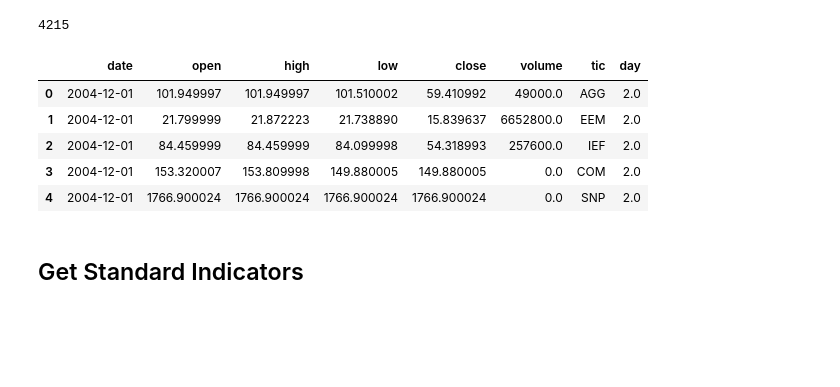
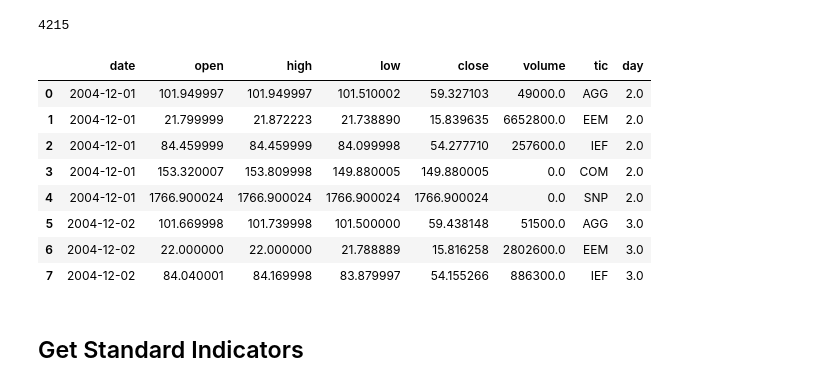
Before and after one commit to changjulian17/DataSciencePortfolio, a Jupyter notebook: Investment_Portfolio/preprocessing.ipynb, the cells around one changed output. Saved outputs shown, nothing was run; the diff lists cells and outputs as text; code cells hidden in the pictures; blank space fills up the shorter version.

```diff
--- a/Investment_Portfolio/preprocessing.ipynb
+++ b/Investment_Portfolio/preprocessing.ipynb
@@ -145,13 +123,16 @@ df.date.nunique()
 # %% [output]
 4215
 # %%
-df.head()
+df.head(8)
 # %% [output]
 |  | date | open | high | low | close | volume | tic | day |
-| 0 | 2004-12-01 | 101.949997 | 101.949997 | 101.510002 | 59.410992 | 49000.0 | AGG | 2.0 |
-| 1 | 2004-12-01 | 21.799999 | 21.872223 | 21.738890 | 15.839637 | 6652800.0 | EEM | 2.0 |
-| 2 | 2004-12-01 | 84.459999 | 84.459999 | 84.099998 | 54.318993 | 257600.0 | IEF | 2.0 |
+| 0 | 2004-12-01 | 101.949997 | 101.949997 | 101.510002 | 59.327103 | 49000.0 | AGG | 2.0 |
+| 1 | 2004-12-01 | 21.799999 | 21.872223 | 21.738890 | 15.839635 | 6652800.0 | EEM | 2.0 |
+| 2 | 2004-12-01 | 84.459999 | 84.459999 | 84.099998 | 54.277710 | 257600.0 | IEF | 2.0 |
 | 3 | 2004-12-01 | 153.320007 | 153.809998 | 149.880005 | 149.880005 | 0.0 | COM | 2.0 |
 | 4 | 2004-12-01 | 1766.900024 | 1766.900024 | 1766.900024 | 1766.900024 | 0.0 | SNP | 2.0 |
+| 5 | 2004-12-02 | 101.669998 | 101.739998 | 101.500000 | 59.438148 | 51500.0 | AGG | 3.0 |
+| 6 | 2004-12-02 | 22.000000 | 22.000000 | 21.788889 | 15.816258 | 2802600.0 | EEM | 3.0 |
+| 7 | 2004-12-02 | 84.040001 | 84.169998 | 83.879997 | 54.155266 | 886300.0 | IEF | 3.0 |
 # %% [markdown]
 ## Get Standard Indicators
```
Also changed, not shown: parts of 12 cells of this notebook, 7 other files.
